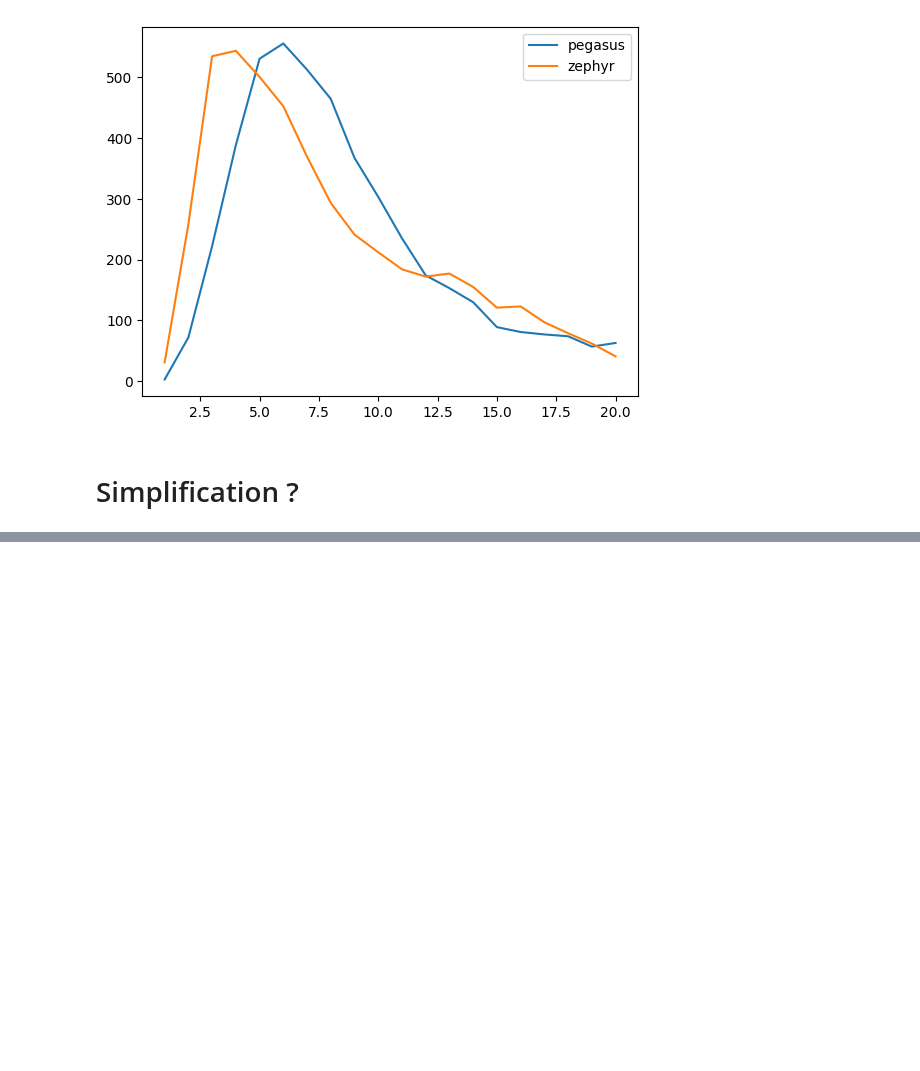
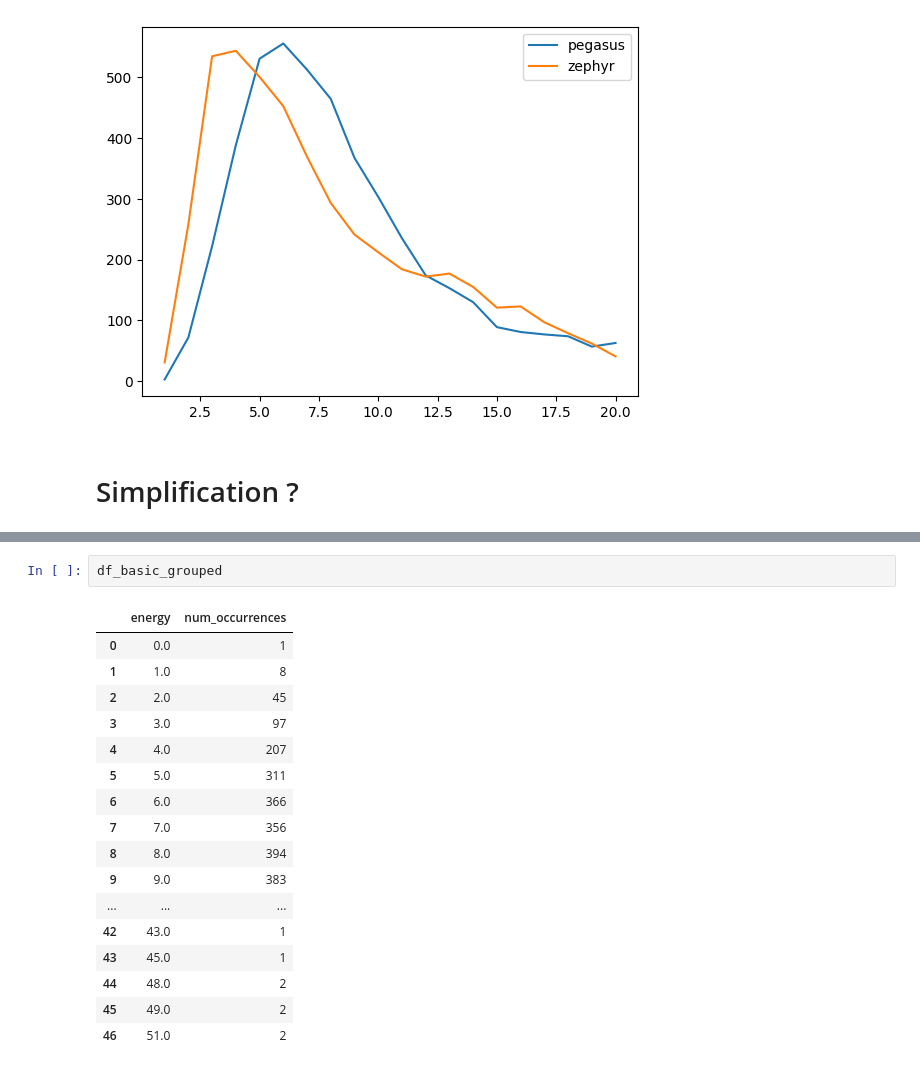
Before and after one commit to atg205/DWaveDynamics, a Jupyter notebook: notebooks/tests.ipynb, the cells around one changed output, grey strips where cells are left out. Saved outputs shown, nothing was run; the diff lists cells and outputs as text; blank space fills up the shorter version.

```diff
--- a/notebooks/tests.ipynb
+++ b/notebooks/tests.ipynb
@@ -210,0 +197,20 @@ plt.legend()
+# %%
+df_basic_grouped
+# %% [output]
+|  | energy | num_occurrences |
+| 0 | 0.0 | 1 |
+| 1 | 1.0 | 8 |
+| 2 | 2.0 | 45 |
+| 3 | 3.0 | 97 |
+| 4 | 4.0 | 207 |
+| 5 | 5.0 | 311 |
+| 6 | 6.0 | 366 |
+| 7 | 7.0 | 356 |
+| 8 | 8.0 | 394 |
+| 9 | 9.0 | 383 |
+| ... | ... | ... |
+| 42 | 43.0 | 1 |
+| 43 | 45.0 | 1 |
+| 44 | 48.0 | 2 |
+| 45 | 49.0 | 2 |
+| 46 | 51.0 | 2 |
```
Also changed, not shown: parts of 4 cells of this notebook, 6 other files.
